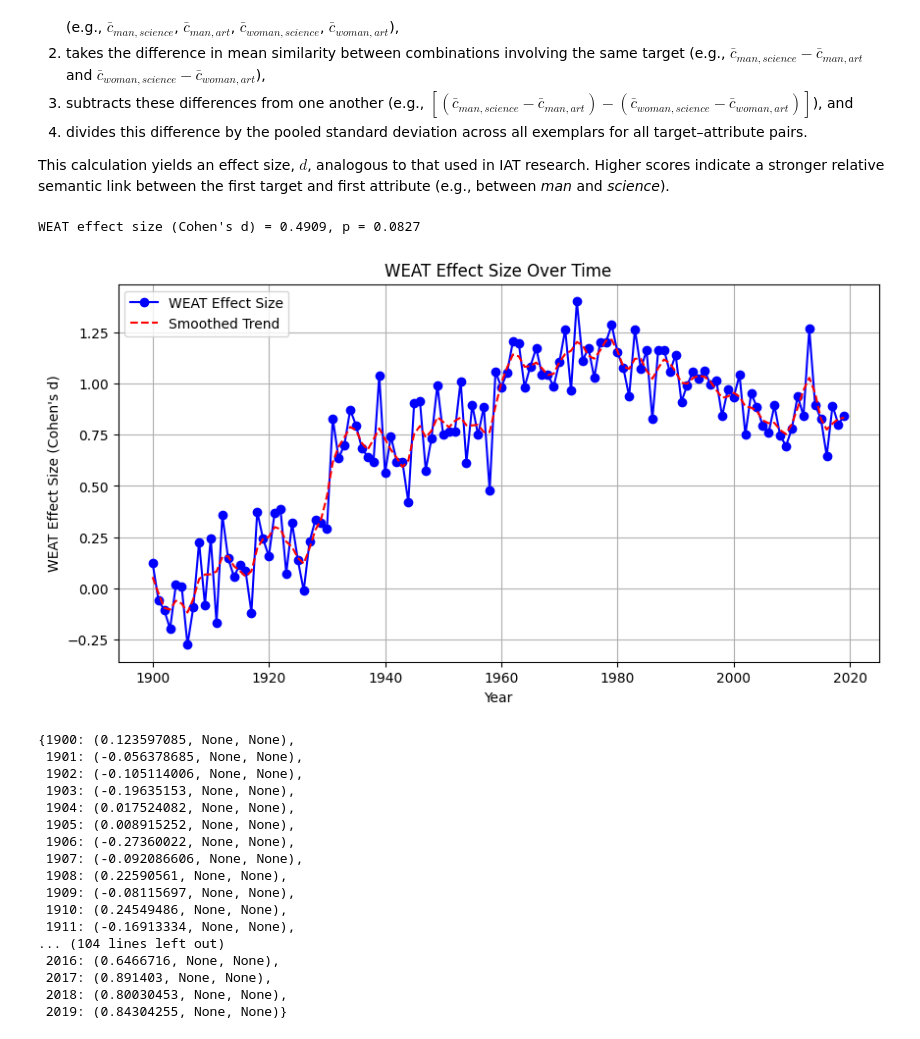
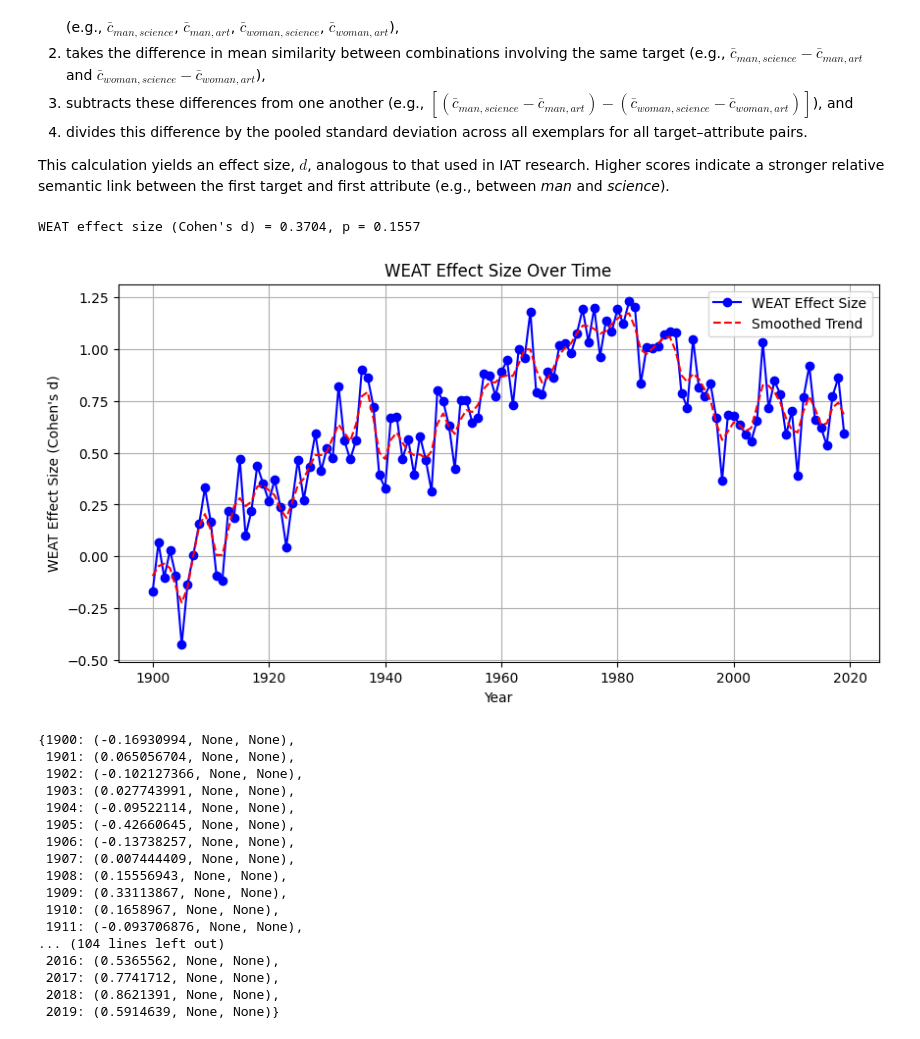
Before and after one commit to eric-d-knowles/hist_w2v, a Jupyter notebook: notebooks/workflow_analyze_change.ipynb, the cells around one changed output. Saved outputs shown, nothing was run; the diff lists cells and outputs as text; code cells hidden in the pictures.

```diff
--- a/notebooks/workflow_analyze_change.ipynb
+++ b/notebooks/workflow_analyze_change.ipynb
@@ -229,7 +227,7 @@ Just as with the IAT, the WEAT requires that you select two constrasting "target
 
 This calculation yields an effect size, $d$, analogous to that used in IAT research. Higher scores indicate a stronger relative semantic link between the first target and first attribute (e.g., between _man_ and _science_).
 # %%
-model = W2VModel(f'{model_path}/w2v_y2019_wbnone_vs200_w5_mc20_sg1_e10.kv')
+model = W2VModel(f'{model_path}/w2v_y2019_wbnone_vs200_w5_mc10_sg1_e8.kv')
 
 target1 = ["man", "male", "boy", "father", "brother"]
 target2 = ["woman", "female", "girl", "mother", "sister"]
@@ -239,43 +237,43 @@ attribute2 = ["art", "literature", "poetry", "painting"]
 weat_score, p = model.compute_weat(target1, target2, attribute1, attribute2)
 print(f"WEAT effect size (Cohen's d) = {weat_score:.4f}, p = {p:.4f}")
 # %% [output]
-WEAT effect size (Cohen's d) = 0.4909, p = 0.0827
+WEAT effect size (Cohen's d) = 0.3704, p = 0.1557
 # %%
-target1 = ["socialist", "socialism"]
-target2 = ["capitalist", "capitalism"]
+target1 = ["socialism", "socialist"]
+target2 = ["capitalism", "capitalist"]
 attribute1 = ["good", "ideal", "wonderful", "excellent", "great", "fantastic", "amazing", "superb", "outstanding", "marvelous", "splendid", "brilliant", "fabulous", "terrific", "admirable", "commendable", "exemplary", "praiseworthy", "superior", "stellar", "notable", "positive", "advantageous", "desirable"]
 attribute2 = ["bad", "evil", "destructive", "terrible", "horrible", "awful", "dreadful", "abysmal", "atrocious", "appalling", "ghastly", "wicked", "villainous", "corrupt", "harmful", "damaging", "deplorable", "noxious", "pernicious", "heinous", "malevolent", "diabolical", "negative", "undesirable"]
 
 compute_weat_over_years(
     target1,
     target2,
     attribute1,
     attribute2,
     start_year=1900,
     end_year=2019,
-    model_dir="/vast/edk202/NLP_corpora/Google_Books/20200217/eng/5gram_files/6corpus/yearly_files/models_final/norm_and_align/",
+    model_dir="/vast/edk202/NLP_corpora/Google_Books/20200217/eng-us/5gram_files/6corpus/yearly_files/models_final/norm_and_align/",
     num_permutations=0,
     plot=1,
     smooth=True,
     sigma=1,
     return_std=False
 )
 # %% [output]
-[figure, old version]
+[figure, new version]
-{1900: (0.123597085, None, None),
- 1901: (-0.056378685, None, None),
- 1902: (-0.105114006, None, None),
- 1903: (-0.19635153, None, None),
- 1904: (0.017524082, None, None),
- 1905: (0.008915252, None, None),
- 1906: (-0.27360022, None, None),
- 1907: (-0.092086606, None, None),
- 1908: (0.22590561, None, None),
- 1909: (-0.08115697, None, None),
- 1910: (0.24549486, None, None),
- 1911: (-0.16913334, None, None),
+{1900: (-0.16930994, None, None),
+ 1901: (0.065056704, None, None),
+ 1902: (-0.102127366, None, None),
+ 1903: (0.027743991, None, None),
+ 1904: (-0.09522114, None, None),
+ 1905: (-0.42660645, None, None),
+ 1906: (-0.13738257, None, None),
+ 1907: (0.007444409, None, None),
+ 1908: (0.15556943, None, None),
+ 1909: (0.33113867, None, None),
+ 1910: (0.1658967, None, None),
+ 1911: (-0.093706876, None, None),
 ... (104 lines left out)
- 2016: (0.6466716, None, None),
- 2017: (0.891403, None, None),
- 2018: (0.80030453, None, None),
- 2019: (0.84304255, None, None)}
+ 2016: (0.5365562, None, None),
+ 2017: (0.7741712, None, None),
+ 2018: (0.8621391, None, None),
+ 2019: (0.5914639, None, None)}
```
Also changed, not shown: parts of 12 cells of this notebook, 8 other files.
